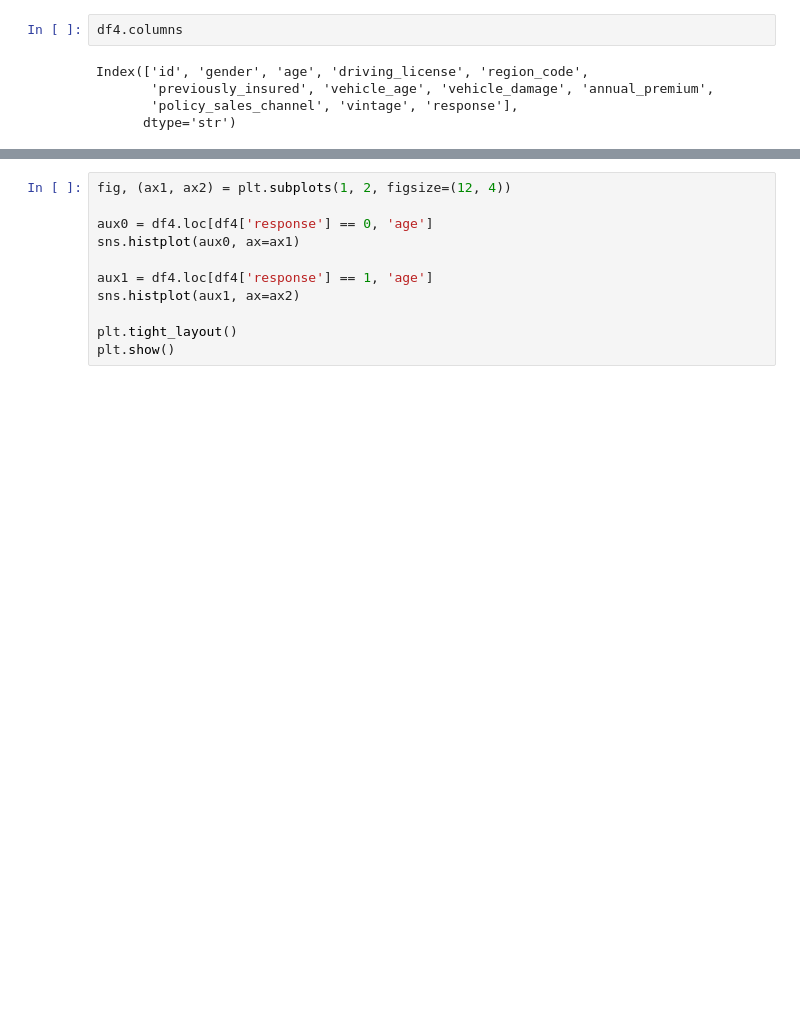
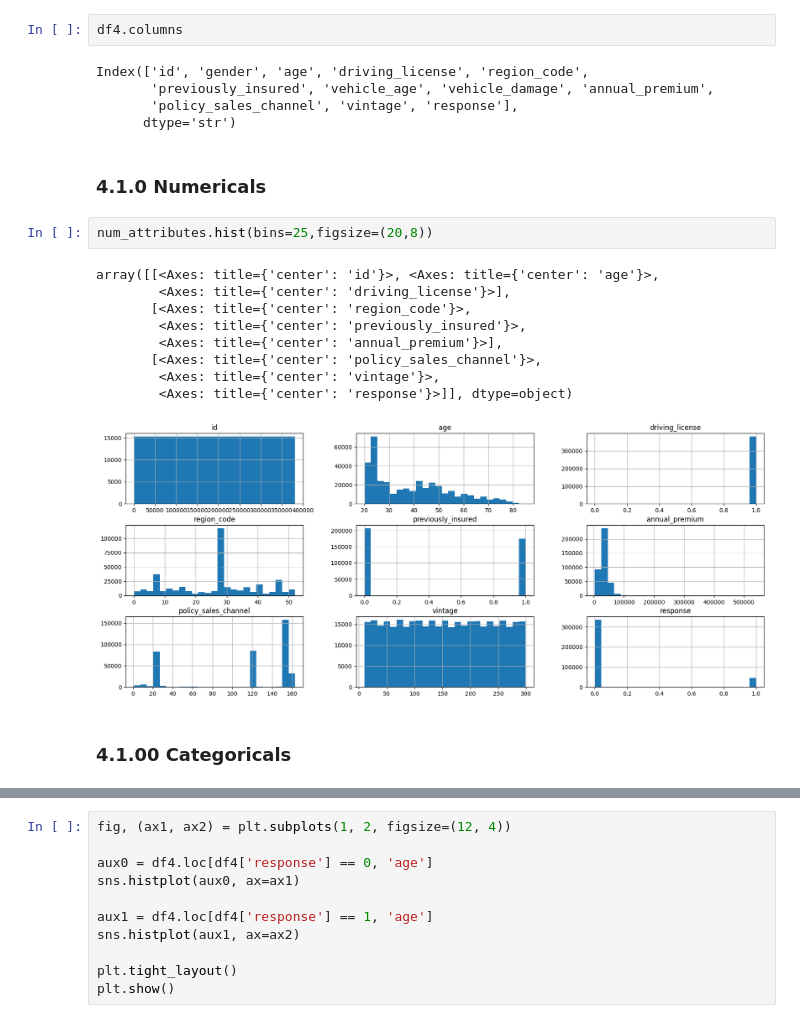
Before and after one commit to Eduardo7copasx/Propencao_compra_seguradora, a Jupyter notebook: notebooks/projeto.ipynb, the cells around one changed output, grey strips where cells are left out. Drawn from its saved outputs; the diff is of its cells as text; blank space fills up the shorter version.

```diff
--- a/notebooks/projeto.ipynb
+++ b/notebooks/projeto.ipynb
@@ -172,3 +499,19 @@ Index(['id', 'gender', 'age', 'driving_license', 'region_code',
        'previously_insured', 'vehicle_age', 'vehicle_damage', 'annual_premium',
        'policy_sales_channel', 'vintage', 'response'],
       dtype='str')
+# %% [markdown]
+### 4.1.0 Numericals
+# %%
+num_attributes.hist(bins=25,figsize=(20,8))
+# %% [output]
+array([[<Axes: title={'center': 'id'}>, <Axes: title={'center': 'age'}>,
+        <Axes: title={'center': 'driving_license'}>],
+       [<Axes: title={'center': 'region_code'}>,
+        <Axes: title={'center': 'previously_insured'}>,
+        <Axes: title={'center': 'annual_premium'}>],
+       [<Axes: title={'center': 'policy_sales_channel'}>,
+        <Axes: title={'center': 'vintage'}>,
+        <Axes: title={'center': 'response'}>]], dtype=object)
+[figure, added]
+# %% [markdown]
+### 4.1.00 Categoricals
```
Also changed, not shown: parts of 93 cells of this notebook, 14 other files.
